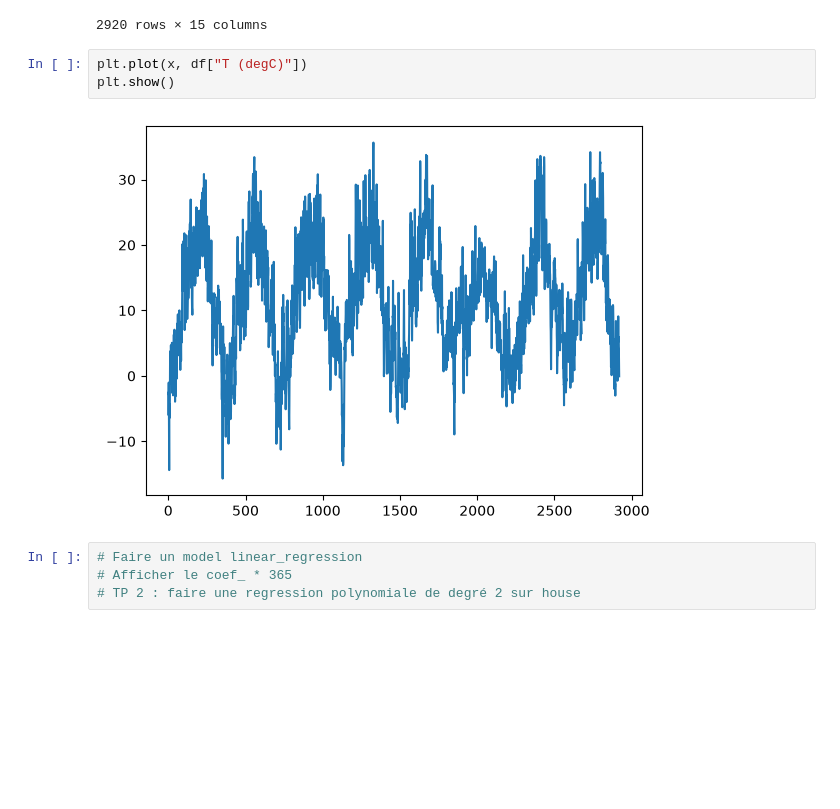
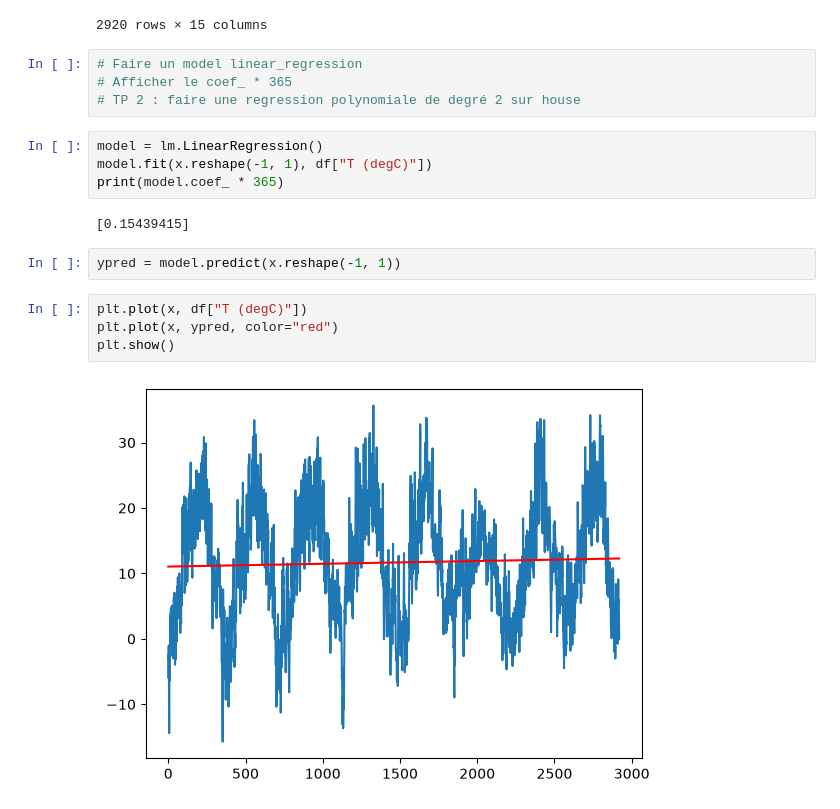
Before and after one commit to cyrilvincent/datascience, a Jupyter notebook: tp_jena.ipynb, the cells around one changed output. Saved outputs shown, nothing was run; the diff lists cells and outputs as text; blank space fills up the shorter version.

```diff
--- a/tp_jena.ipynb
+++ b/tp_jena.ipynb
@@ -23,12 +23,21 @@ df
 | 70044 | 30.12.2016 17:50:00 | 1008.87 | 1.14 | 273.61 | -1.20 | 84.30 | 6.63 | 5.59 | ... |
 | 70068 | 31.12.2016 17:50:00 | 1002.27 | -0.06 | 272.93 | -4.90 | 69.72 | 6.08 | 4.24 | ... |
 2920 rows × 15 columns
-# %%
-plt.plot(x, df["T (degC)"])
-plt.show()
-# %% [output]
-[figure, old version]
 # %%
 # Faire un model linear_regression
 # Afficher le coef_ * 365
 # TP 2 : faire une regression polynomiale de degré 2 sur house
+# %%
+model = lm.LinearRegression()
+model.fit(x.reshape(-1, 1), df["T (degC)"])
+print(model.coef_ * 365)
+# %% [output]
+[0.15439415]
+# %%
+ypred = model.predict(x.reshape(-1, 1))
+# %%
+plt.plot(x, df["T (degC)"])
+plt.plot(x, ypred, color="red")
+plt.show()
+# %% [output]
+[figure, new version]
```
Also changed, not shown: 1 other file.
